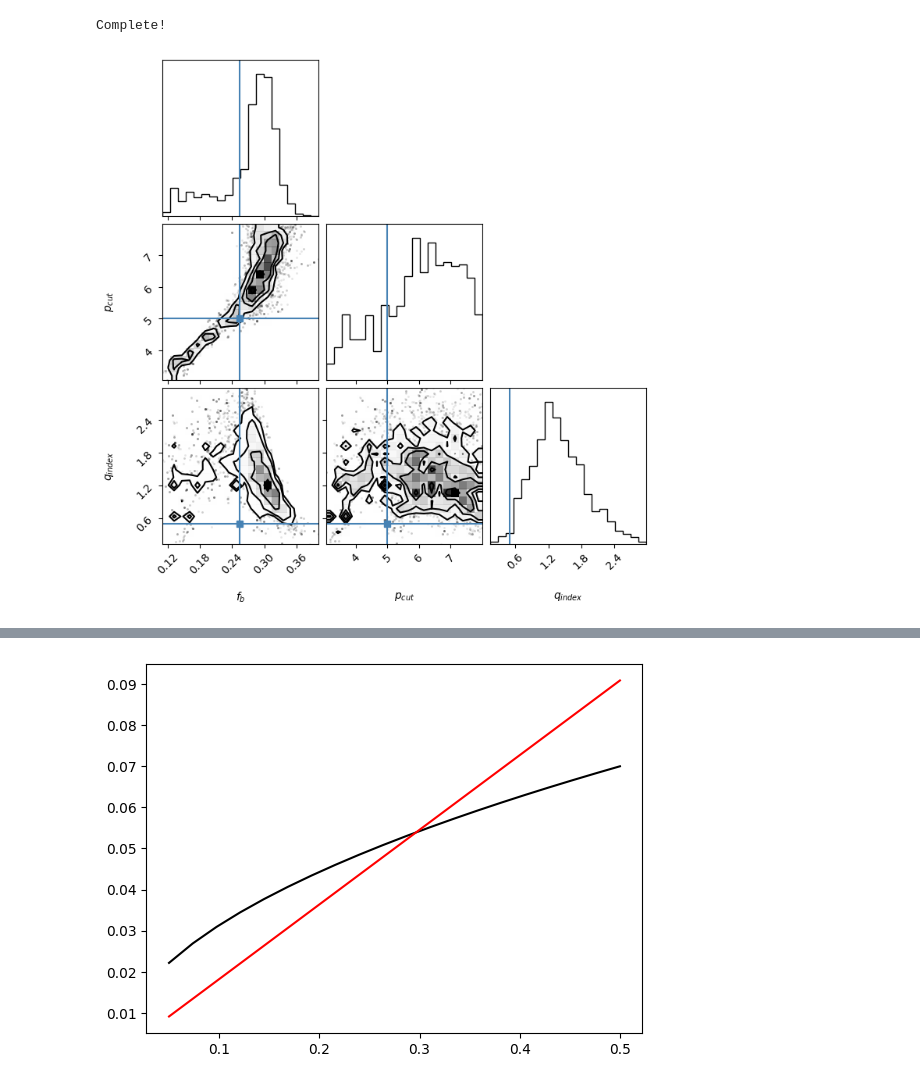
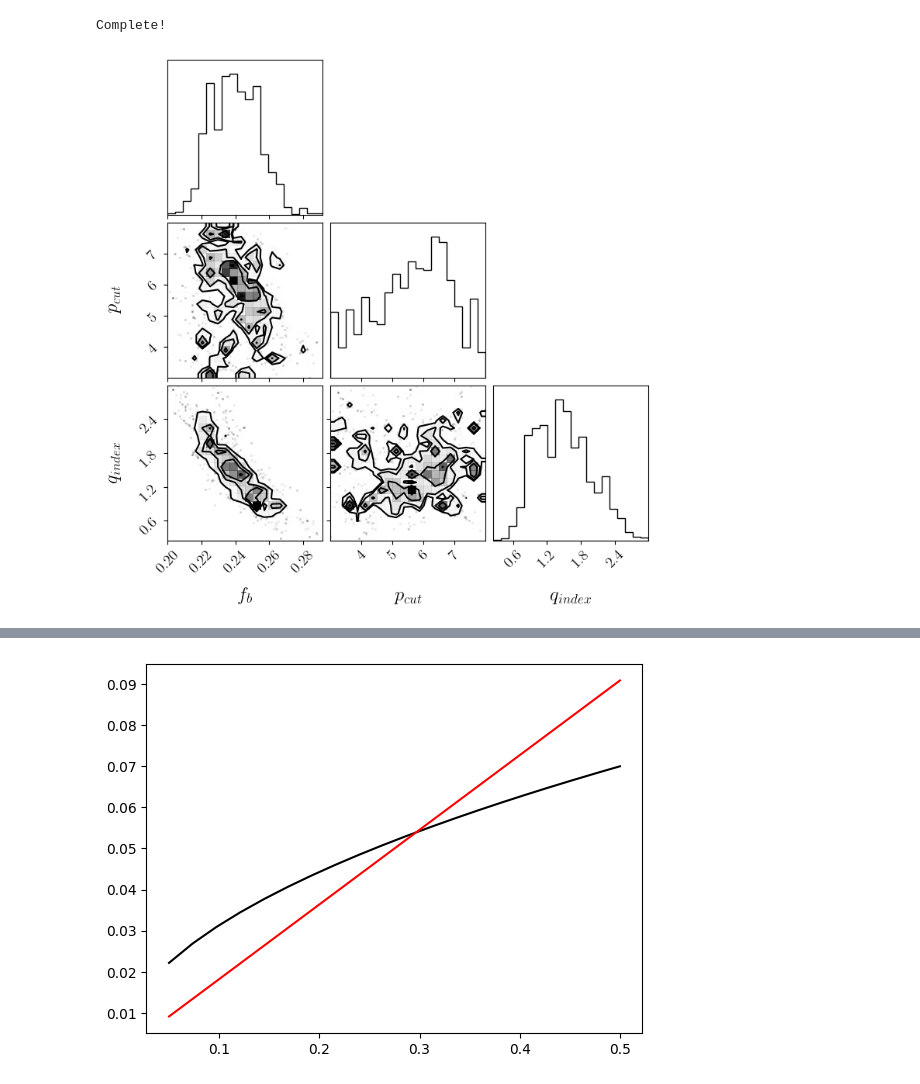
Before and after one commit to BenPennell/BrownDwarfProbabilities, a Jupyter notebook: DependenceCounts.ipynb, the cells around one changed output, grey strips where cells are left out. Cells and saved outputs as stored; diff of their text form; code cells hidden in the pictures.

```diff
--- a/DependenceCounts.ipynb
+++ b/DependenceCounts.ipynb
@@ -42,11 +57,14 @@ working_catalogue = []
 relevant_list = ["parallax", "mass", "solution_type", "is_binary"]
 masses = np.array([row["mass"] for row in data_const_fb])
 percs = np.percentile(masses, np.arange(0, 110, 10))
+qs = []
 for row in tqdm(data_const_fb):
     keep = True
     if row["is_binary"]:
         if row["period"] > 1e5: # cut at 1e4
             keep = False
+        else:
+            qs.append(row["q"])
     if keep:
         df = dict()
         df["soltype_index"] = indices.index(row["solution_type"])
@@ -63,5 +91,5 @@ fit_fb
 # %%
 small_catalogue = working_catalogue[::20]
-model_cube = Sampler.create_model_cube((35,25), p_model=(4,1.3), q_model=0.5)
+model_cube = Sampler.create_model_cube((50,40), p_model=(4,1.3), q_model=0.5)
 synthsampler = Sampler.popsampler(sc_cubes, small_catalogue, model_cube=model_cube)
-grids = synthsampler.assign_grids(small_catalogue, p_range=(1,8), q_range=(0.05,0.5), mass_binned=True, scale=3)
+grids = synthsampler.assign_grids(small_catalogue, p_range=(1,8), q_range=(0.05,0.5), mass_binned=True, scale=5)
@@ -75,11 +115,11 @@ Running markov chains...
 Complete!
 # %%
 import corner
-discard = 250
+discard = 50
 chain = synthsampler.sampler.get_chain(discard=discard, flat=True)
 likelihoods = synthsampler.sampler.get_log_prob(discard=discard, flat=True)
 corner.corner(chain, weights=np.exp(likelihoods - np.max(likelihoods)),
-              labels=["$f_b$", "$p_{cut}$", "$q_{index}$"],
-              truths=[fit_fb, 5, 0.5]);
+              labels=["$f_b$", "$p_{cut}$", "$q_{index}$"]);
+              #truths=[fit_fb, 5, 0.5]);
 # %% [output]
-[figure, old version]
+[figure, new version]
```
Also changed, not shown: parts of 11 cells of this notebook, 13 other files.
